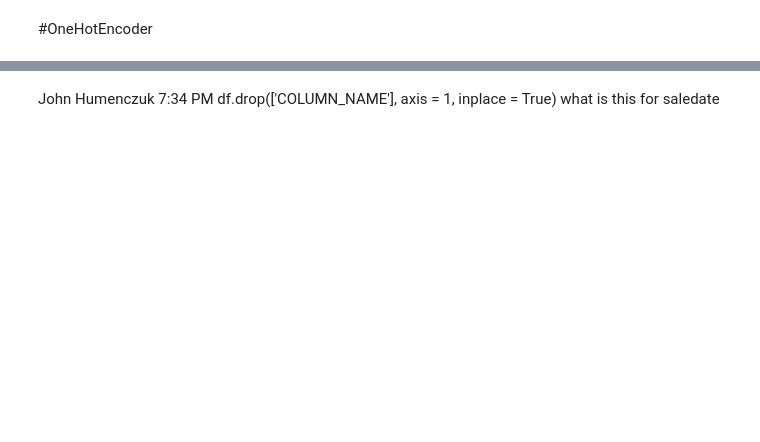
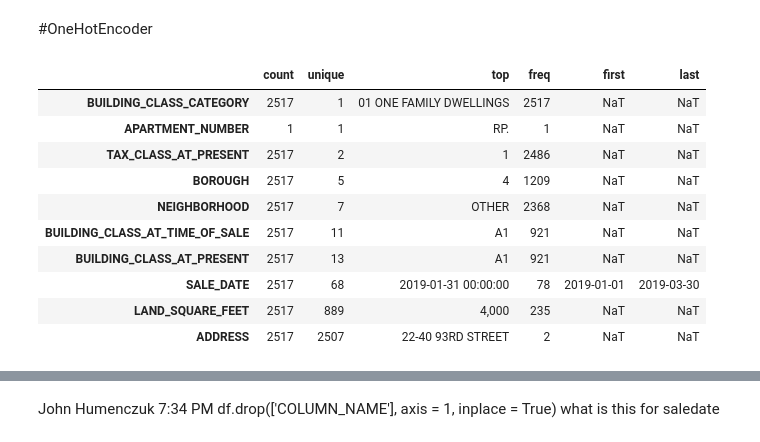
Before and after one commit to maiormarso/DS-Unit-2-Linear-Models, a Jupyter notebook: module3-ridge-regression/LSD_DS_213_assignment_ridge_regression_classification_3.ipynb, the cells around one changed output, grey strips where cells are left out. Drawn from its saved outputs; the diff is of its cells as text; code cells hidden in the pictures; blank space fills up the shorter version.

```diff
--- a/module3-ridge-regression/LSD_DS_213_assignment_ridge_regression_classification_3.ipynb
+++ b/module3-ridge-regression/LSD_DS_213_assignment_ridge_regression_classification_3.ipynb
@@ -199,2 +187,16 @@ Name: SALE_DATE, dtype: int64
 # %% [markdown]
 #OneHotEncoder
+# %%
+train.describe(exclude='number').T.sort_values(by='unique')
+# %% [output]
+|  | count | unique | top | freq | first | last |
+| BUILDING_CLASS_CATEGORY | 2517 | 1 | 01 ONE FAMILY DWELLINGS | 2517 | NaT | NaT |
+| APARTMENT_NUMBER | 1 | 1 | RP. | 1 | NaT | NaT |
+| TAX_CLASS_AT_PRESENT | 2517 | 2 | 1 | 2486 | NaT | NaT |
+| BOROUGH | 2517 | 5 | 4 | 1209 | NaT | NaT |
+| NEIGHBORHOOD | 2517 | 7 | OTHER | 2368 | NaT | NaT |
+| BUILDING_CLASS_AT_TIME_OF_SALE | 2517 | 11 | A1 | 921 | NaT | NaT |
+| BUILDING_CLASS_AT_PRESENT | 2517 | 13 | A1 | 921 | NaT | NaT |
+| SALE_DATE | 2517 | 68 | 2019-01-31 00:00:00 | 78 | 2019-01-01 | 2019-03-30 |
+| LAND_SQUARE_FEET | 2517 | 889 | 4,000 | 235 | NaT | NaT |
+| ADDRESS | 2517 | 2507 | 22-40 93RD STREET | 2 | NaT | NaT |
```
Also changed, not shown: parts of 50 cells of this notebook.
